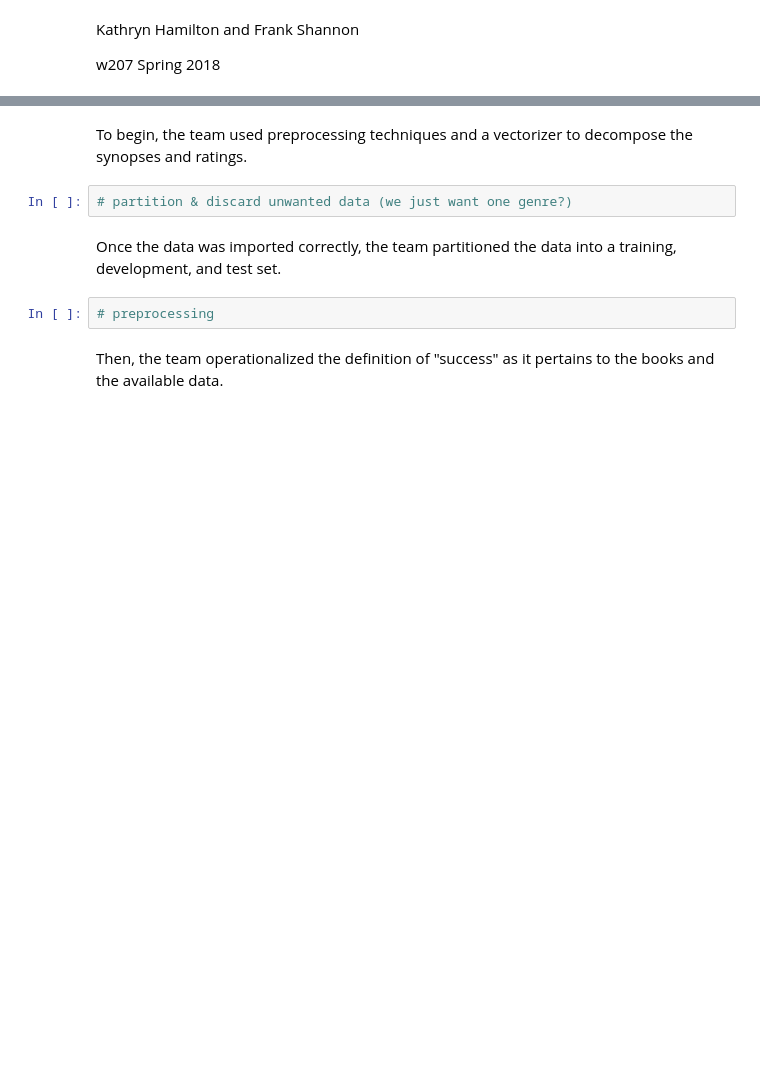
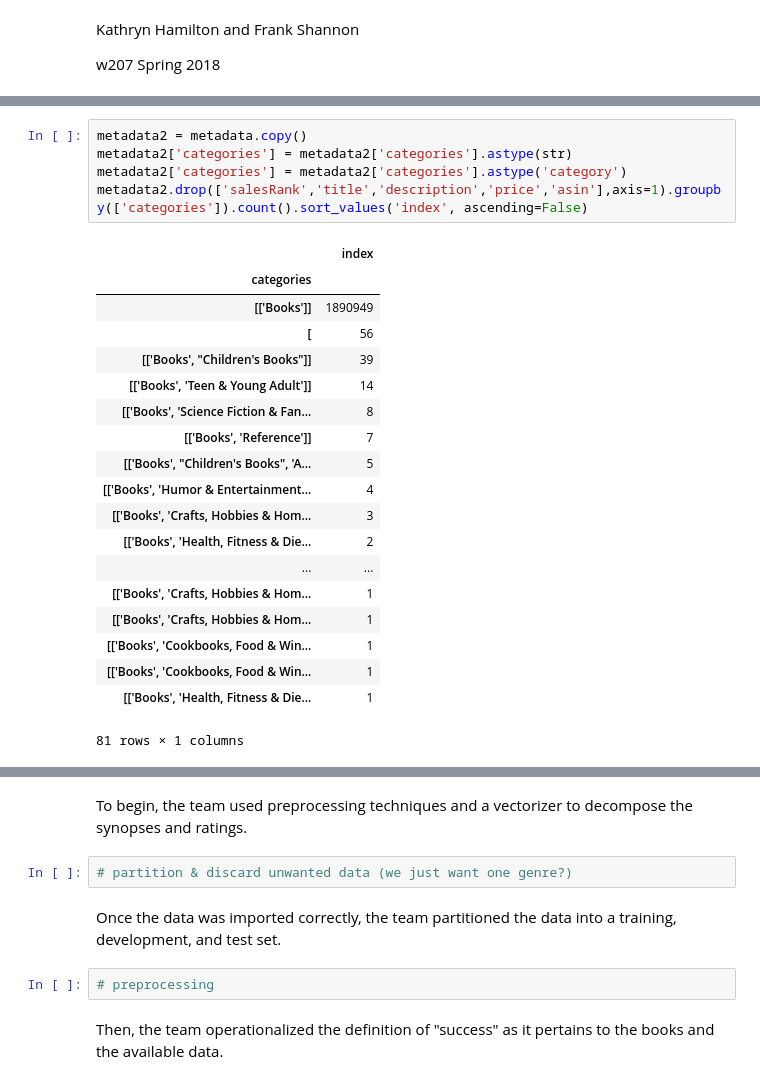
Before and after one commit to kathrynhamilton/207finalproject, a Jupyter notebook: w207_final_project.ipynb, the cells around one changed output, grey strips where cells are left out. Cells and saved outputs as stored; diff of their text form; blank space fills up the shorter version.

```diff
--- a/w207_final_project.ipynb
+++ b/w207_final_project.ipynb
@@ -43,0 +195,25 @@ metadata = getDF('meta_Books.json.gz')
+# %%
+metadata2 = metadata.copy()
+metadata2['categories'] = metadata2['categories'].astype(str)
+metadata2['categories'] = metadata2['categories'].astype('category')
+metadata2.drop(['salesRank','title','description','price','asin'],axis=1).groupby(['categories']).count().sort_values('index', ascending=False)
+# %% [output]
+|  | index |
+| categories |  |
+| [['Books']] | 1890949 |
+| [ | 56 |
+| [['Books', "Children's Books"]] | 39 |
+| [['Books', 'Teen & Young Adult']] | 14 |
+| [['Books', 'Science Fiction & Fan... | 8 |
+| [['Books', 'Reference']] | 7 |
+| [['Books', "Children's Books", 'A... | 5 |
+| [['Books', 'Humor & Entertainment... | 4 |
+| [['Books', 'Crafts, Hobbies & Hom... | 3 |
+| [['Books', 'Health, Fitness & Die... | 2 |
+| ... | ... |
+| [['Books', 'Crafts, Hobbies & Hom... | 1 |
+| [['Books', 'Crafts, Hobbies & Hom... | 1 |
+| [['Books', 'Cookbooks, Food & Win... | 1 |
+| [['Books', 'Cookbooks, Food & Win... | 1 |
+| [['Books', 'Health, Fitness & Die... | 1 |
+81 rows × 1 columns
```
Also changed, not shown: parts of 30 cells of this notebook.
